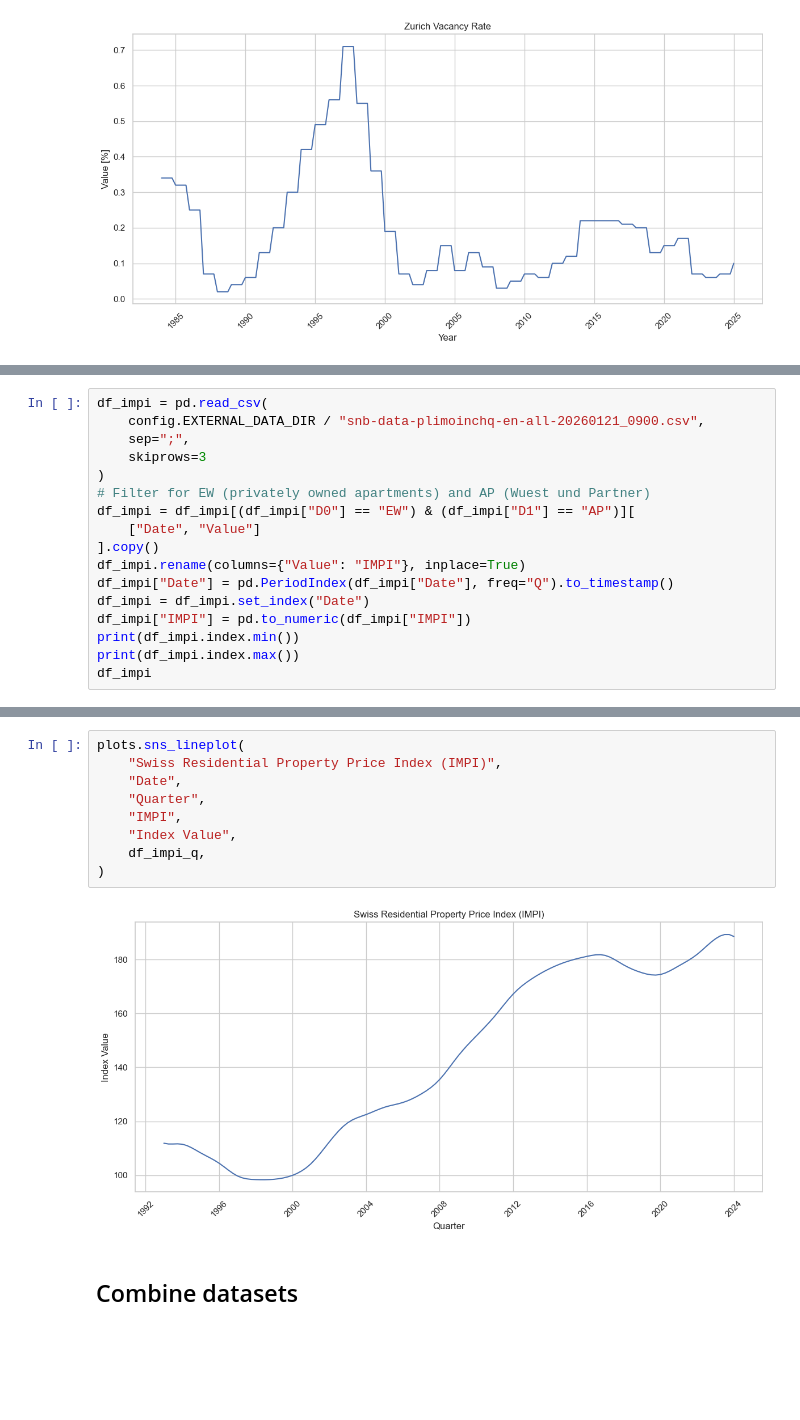
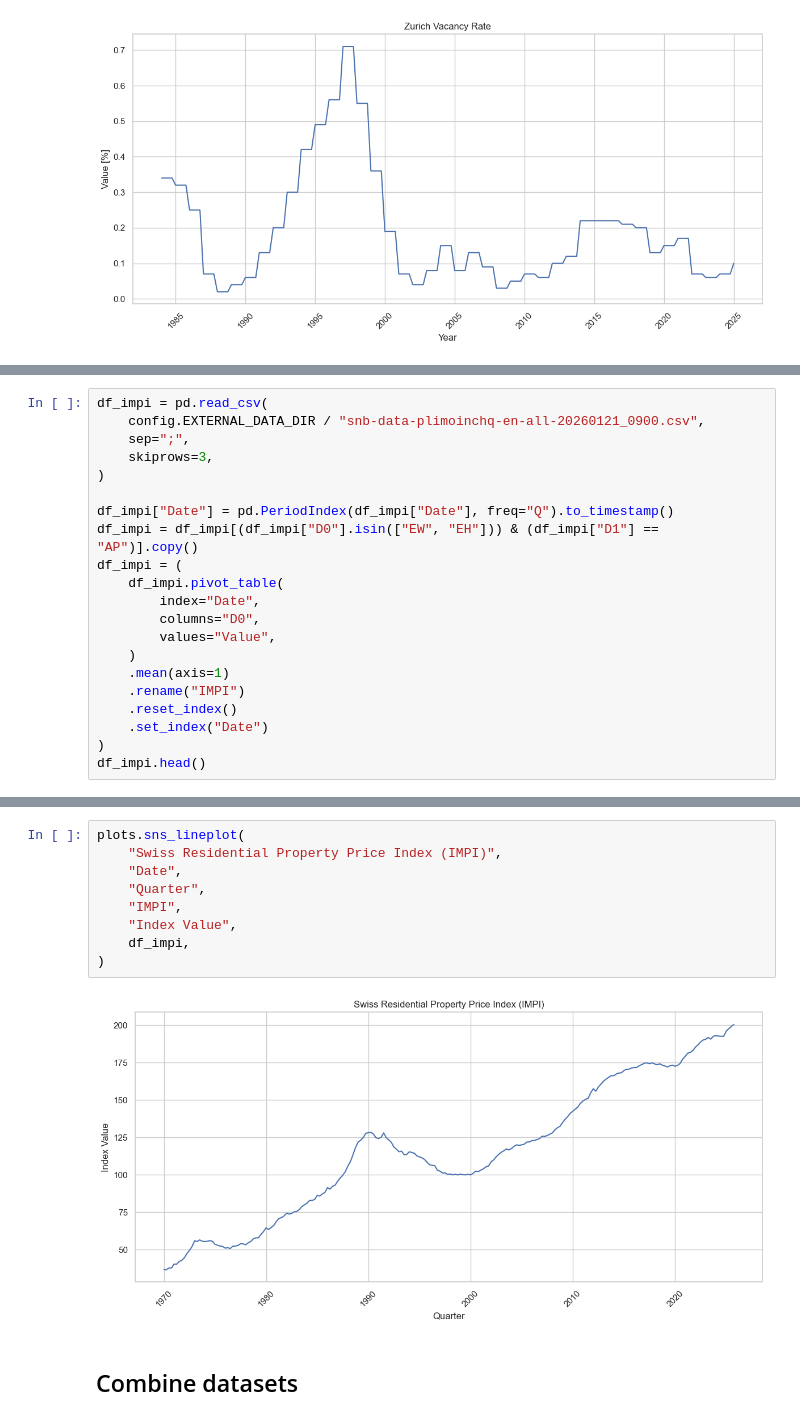
Before and after one commit to liamti5/The-Idiosyncratic-Alpha-of-Zurich-Housing, a Jupyter notebook: notebooks/1.0_data-exploration-and-combine-data.ipynb, the cells around one changed output, grey strips where cells are left out. Drawn from its saved outputs; the diff is of its cells as text; blank space fills up the shorter version.

```diff
--- a/notebooks/1.0_data-exploration-and-combine-data.ipynb
+++ b/notebooks/1.0_data-exploration-and-combine-data.ipynb
@@ -273,17 +274,21 @@ plots.sns_lineplot(
 df_impi = pd.read_csv(
     config.EXTERNAL_DATA_DIR / "snb-data-plimoinchq-en-all-20260121_0900.csv",
     sep=";",
-    skiprows=3
+    skiprows=3,
 )
-# Filter for EW (privately owned apartments) and AP (Wuest und Partner)
-df_impi = df_impi[(df_impi["D0"] == "EW") & (df_impi["D1"] == "AP")][
-    ["Date", "Value"]
-].copy()
-df_impi.rename(columns={"Value": "IMPI"}, inplace=True)
+
 df_impi["Date"] = pd.PeriodIndex(df_impi["Date"], freq="Q").to_timestamp()
-df_impi = df_impi.set_index("Date")
-df_impi["IMPI"] = pd.to_numeric(df_impi["IMPI"])
-print(df_impi.index.min())
-print(df_impi.index.max())
-df_impi
+df_impi = df_impi[(df_impi["D0"].isin(["EW", "EH"])) & (df_impi["D1"] == "AP")].copy()
+df_impi = (
+    df_impi.pivot_table(
+        index="Date",
+        columns="D0",
+        values="Value",
+    )
+    .mean(axis=1)
+    .rename("IMPI")
+    .reset_index()
+    .set_index("Date")
+)
+df_impi.head()
 # %% [output]
@@ -306,14 +302,14 @@ df_impi
 # %%
 plots.sns_lineplot(
     "Swiss Residential Property Price Index (IMPI)",
     "Date",
     "Quarter",
     "IMPI",
     "Index Value",
-    df_impi_q,
+    df_impi,
 )
 # %% [output]
-[figure, old version]
+[figure, new version]
 # %% [markdown]
 ## Combine datasets
 # %%
```
Also changed, not shown: parts of 8 cells of this notebook, 1 other file.
